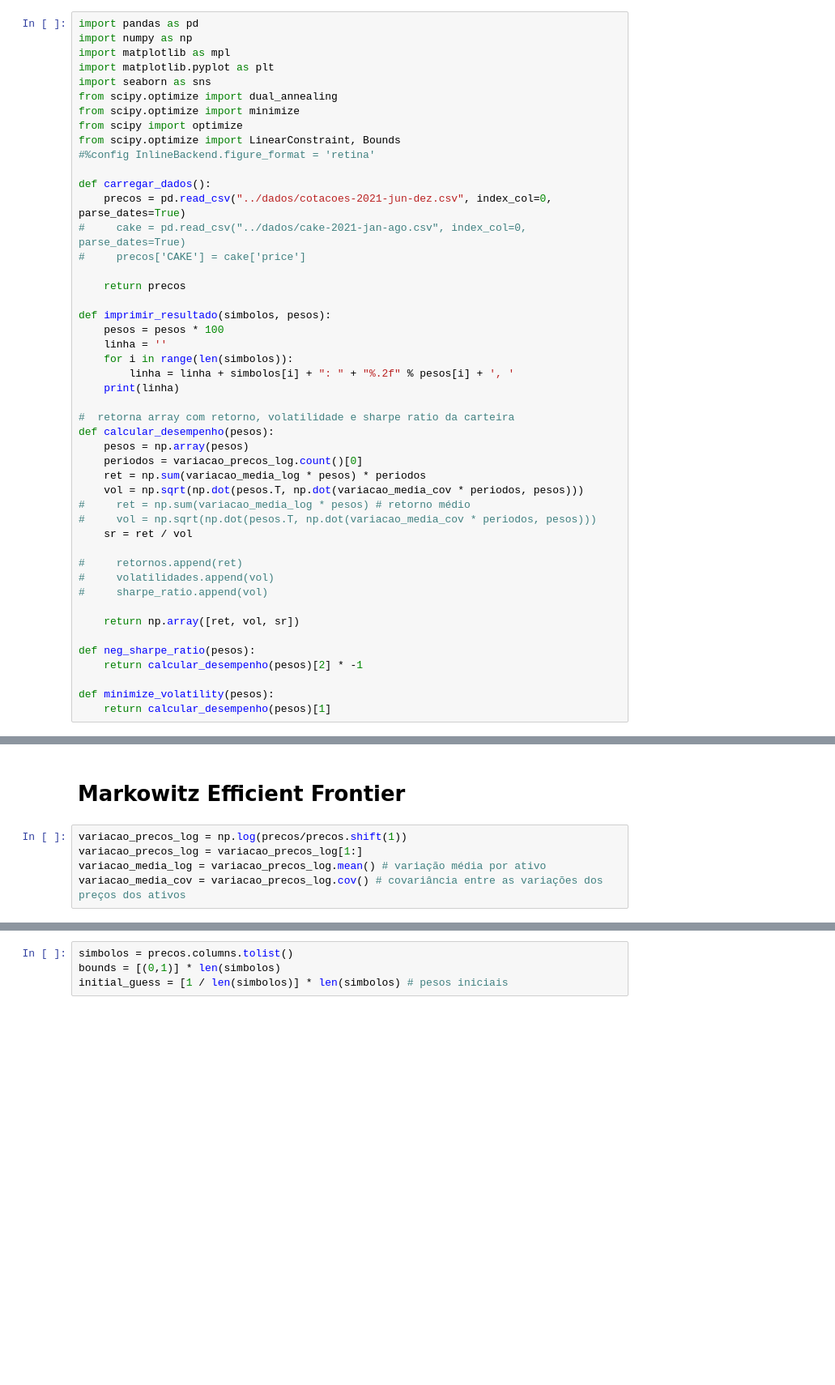
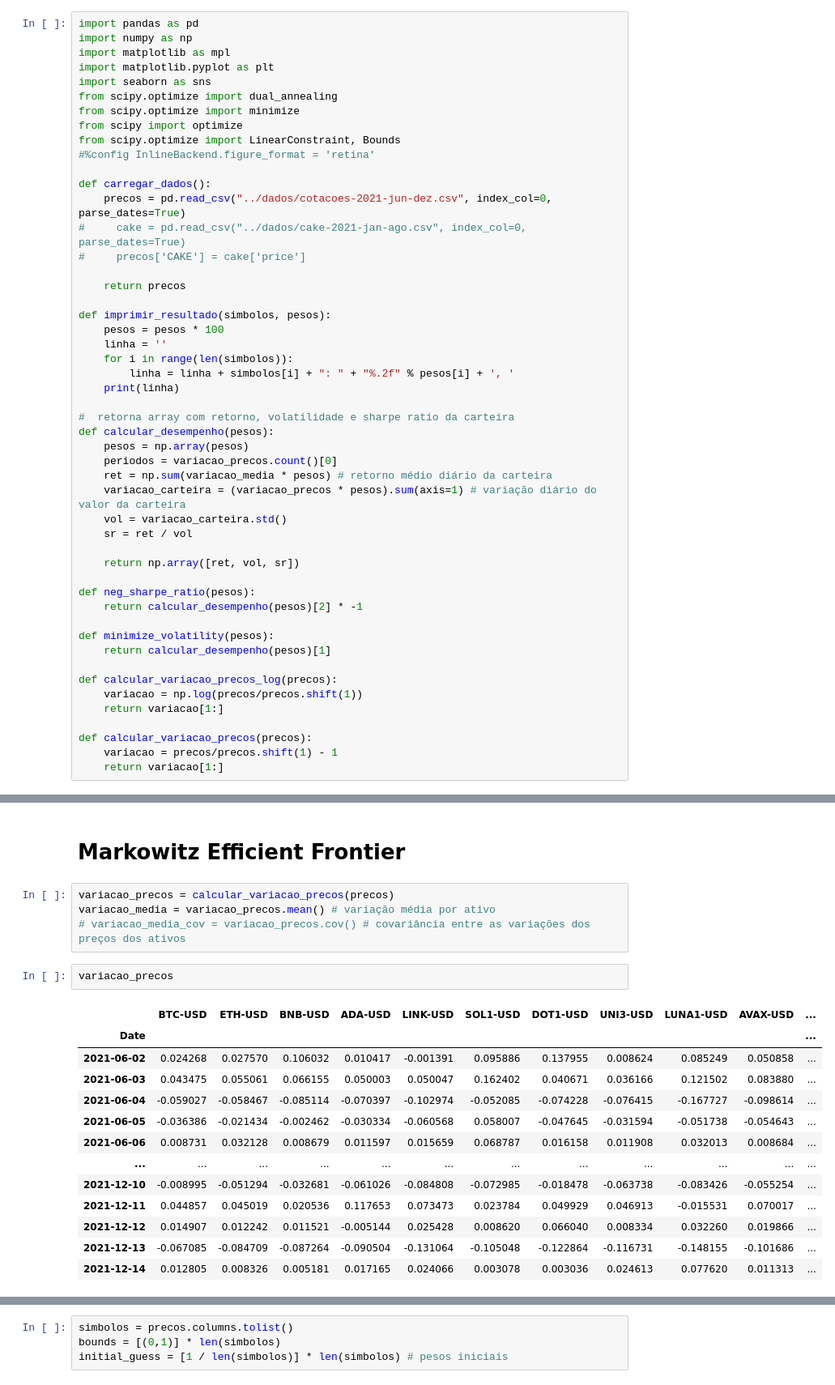
Before and after one commit to lamartinet/cripto, a Jupyter notebook: portfolio/src/otimizacao_carteiras.ipynb, the cells around one changed output, grey strips where cells are left out. Shown at 81% size. Saved outputs shown, nothing was run; the diff lists cells and outputs as text; blank space fills up the shorter version.

```diff
--- a/portfolio/src/otimizacao_carteiras.ipynb
+++ b/portfolio/src/otimizacao_carteiras.ipynb
@@ -27,16 +27,11 @@ def imprimir_resultado(simbolos, pesos):
 #  retorna array com retorno, volatilidade e sharpe ratio da carteira
 def calcular_desempenho(pesos):
     pesos = np.array(pesos)
-    periodos = variacao_precos_log.count()[0]
-    ret = np.sum(variacao_media_log * pesos) * periodos
-    vol = np.sqrt(np.dot(pesos.T, np.dot(variacao_media_cov * periodos, pesos)))
-#     ret = np.sum(variacao_media_log * pesos) # retorno médio
-#     vol = np.sqrt(np.dot(pesos.T, np.dot(variacao_media_cov * periodos, pesos)))
+    periodos = variacao_precos.count()[0]
+    ret = np.sum(variacao_media * pesos) # retorno médio diário da carteira
+    variacao_carteira = (variacao_precos * pesos).sum(axis=1) # variação diário do valor da carteira
+    vol = variacao_carteira.std()
     sr = ret / vol
-
-#     retornos.append(ret)
-#     volatilidades.append(vol)
-#     sharpe_ratio.append(vol)
 
     return np.array([ret, vol, sr])
 
@@ -45,6 +40,14 @@ def neg_sharpe_ratio(pesos):
 
 def minimize_volatility(pesos):
     return calcular_desempenho(pesos)[1]
+
+def calcular_variacao_precos_log(precos):
+    variacao = np.log(precos/precos.shift(1))
+    return variacao[1:]
+
+def calcular_variacao_precos(precos):
+    variacao = precos/precos.shift(1) - 1
+    return variacao[1:]
 # %%
 precos = carregar_dados()
 precos
@@ -66,7 +69,22 @@ precos
 # %% [markdown]
 # Markowitz Efficient Frontier
 # %%
-variacao_precos_log = np.log(precos/precos.shift(1))
-variacao_precos_log = variacao_precos_log[1:]
-variacao_media_log = variacao_precos_log.mean() # variação média por ativo
-variacao_media_cov = variacao_precos_log.cov() # covariância entre as variações dos preços dos ativos
+variacao_precos = calcular_variacao_precos(precos)
+variacao_media = variacao_precos.mean() # variação média por ativo
+# variacao_media_cov = variacao_precos.cov() # covariância entre as variações dos preços dos ativos
+# %%
+variacao_precos
+# %% [output]
+|  | BTC-USD | ETH-USD | BNB-USD | ADA-USD | LINK-USD | SOL1-USD | DOT1-USD | UNI3-USD | LUNA1-USD | AVAX-USD | ... |
+| Date |  |  |  |  |  |  |  |  |  |  | ... |
+| 2021-06-02 | 0.024268 | 0.027570 | 0.106032 | 0.010417 | -0.001391 | 0.095886 | 0.137955 | 0.008624 | 0.085249 | 0.050858 | ... |
+| 2021-06-03 | 0.043475 | 0.055061 | 0.066155 | 0.050003 | 0.050047 | 0.162402 | 0.040671 | 0.036166 | 0.121502 | 0.083880 | ... |
+| 2021-06-04 | -0.059027 | -0.058467 | -0.085114 | -0.070397 | -0.102974 | -0.052085 | -0.074228 | -0.076415 | -0.167727 | -0.098614 | ... |
+| 2021-06-05 | -0.036386 | -0.021434 | -0.002462 | -0.030334 | -0.060568 | 0.058007 | -0.047645 | -0.031594 | -0.051738 | -0.054643 | ... |
+| 2021-06-06 | 0.008731 | 0.032128 | 0.008679 | 0.011597 | 0.015659 | 0.068787 | 0.016158 | 0.011908 | 0.032013 | 0.008684 | ... |
+| ... | ... | ... | ... | ... | ... | ... | ... | ... | ... | ... | ... |
+| 2021-12-10 | -0.008995 | -0.051294 | -0.032681 | -0.061026 | -0.084808 | -0.072985 | -0.018478 | -0.063738 | -0.083426 | -0.055254 | ... |
+| 2021-12-11 | 0.044857 | 0.045019 | 0.020536 | 0.117653 | 0.073473 | 0.023784 | 0.049929 | 0.046913 | -0.015531 | 0.070017 | ... |
+| 2021-12-12 | 0.014907 | 0.012242 | 0.011521 | -0.005144 | 0.025428 | 0.008620 | 0.066040 | 0.008334 | 0.032260 | 0.019866 | ... |
+| 2021-12-13 | -0.067085 | -0.084709 | -0.087264 | -0.090504 | -0.131064 | -0.105048 | -0.122864 | -0.116731 | -0.148155 | -0.101686 | ... |
+| 2021-12-14 | 0.012805 | 0.008326 | 0.005181 | 0.017165 | 0.024066 | 0.003078 | 0.003036 | 0.024613 | 0.077620 | 0.011313 | ... |
```
Also changed, not shown: parts of 5 cells of this notebook.
